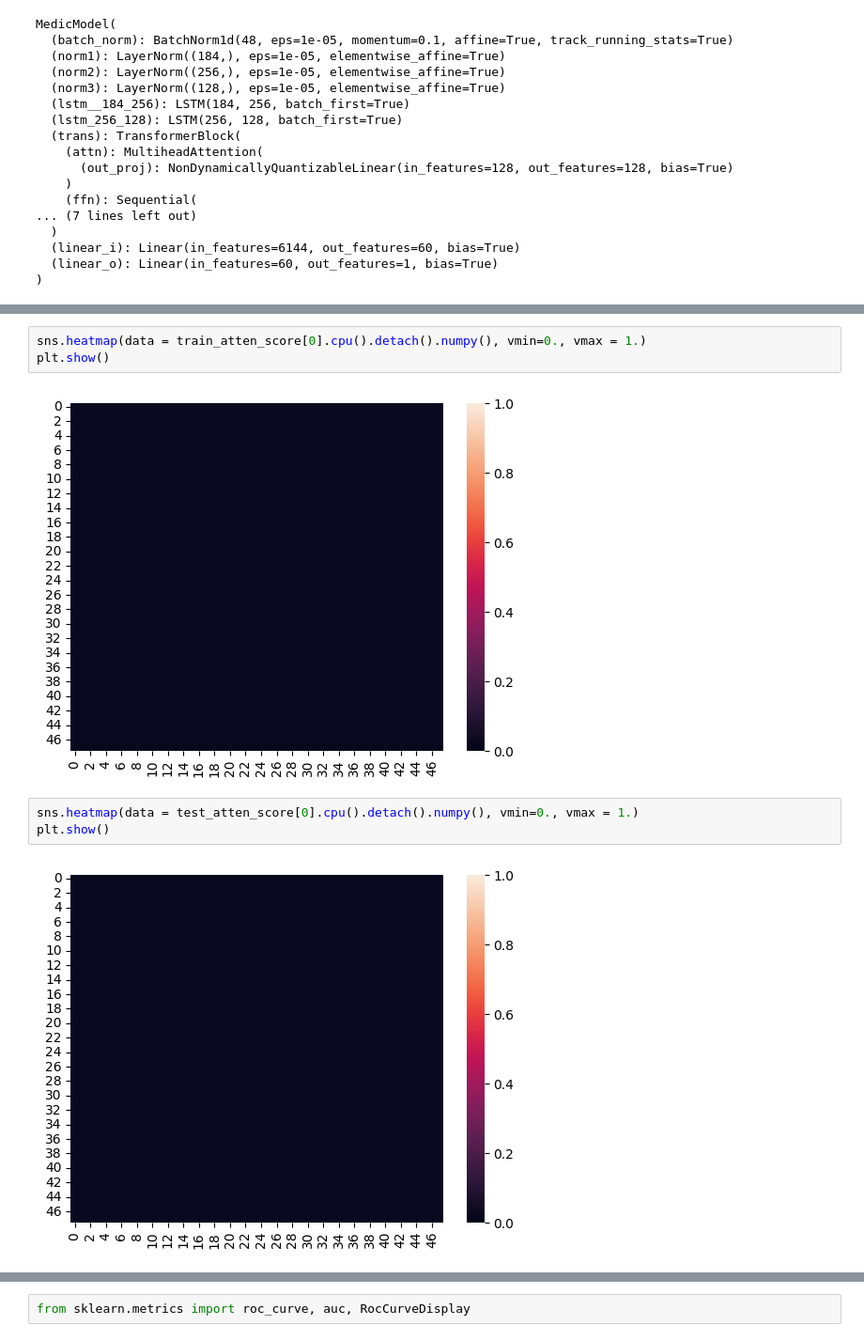
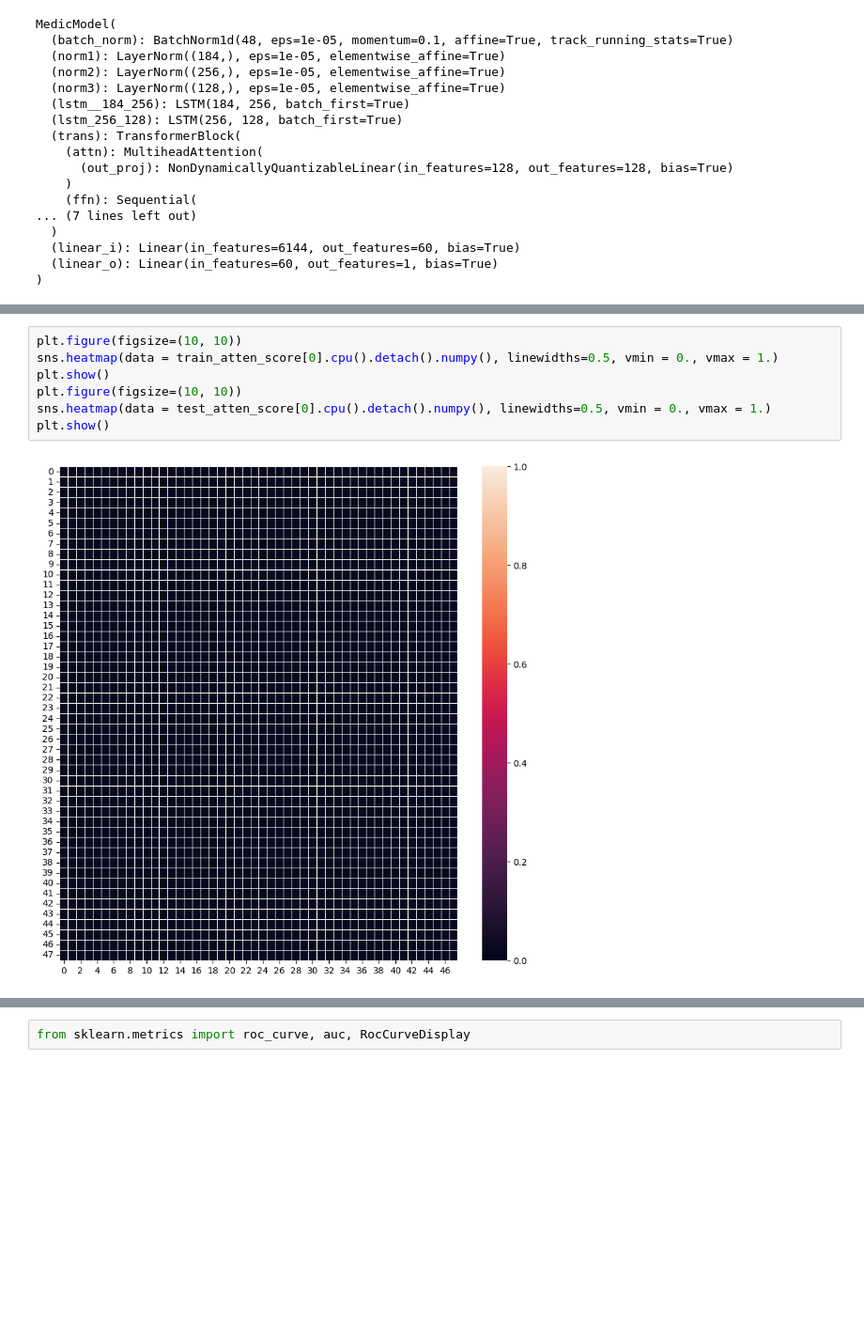
Before and after one commit to LanZBoY/torchPlayGround, a Jupyter notebook: medic/RNNforMedic.ipynb, the cells around one changed output, grey strips where cells are left out. Shown: that part at 94% size. Saved outputs shown, nothing was run; the diff lists cells and outputs as text; blank space fills up the shorter version.

```diff
--- a/medic/RNNforMedic.ipynb
+++ b/medic/RNNforMedic.ipynb
@@ -161,10 +155,9 @@ print(correct.item()/len(testLoader.dataset))
-# %%
-sns.heatmap(data = train_atten_score[0].cpu().detach().numpy(), vmin=0., vmax = 1.)
-plt.show()
-# %% [output]
-[figure, removed]
-# %%
-sns.heatmap(data = test_atten_score[0].cpu().detach().numpy(), vmin=0., vmax = 1.)
-plt.show()
-# %% [output]
-[figure, removed]
+# %%
+plt.figure(figsize=(10, 10))
+sns.heatmap(data = train_atten_score[0].cpu().detach().numpy(), linewidths=0.5, vmin = 0., vmax = 1.)
+plt.show()
+plt.figure(figsize=(10, 10))
+sns.heatmap(data = test_atten_score[0].cpu().detach().numpy(), linewidths=0.5, vmin = 0., vmax = 1.)
+plt.show()
+# %% [output]
+[figure, added]
```
Also changed, not shown: parts of 21 cells of this notebook, 1 other file.
